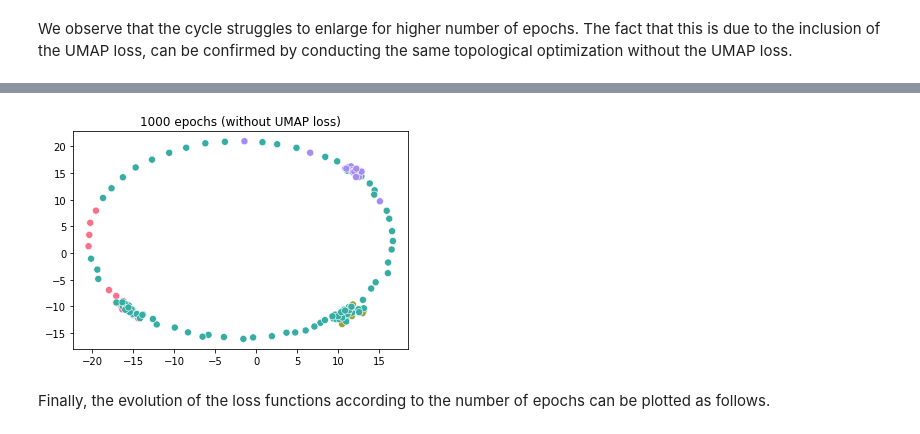
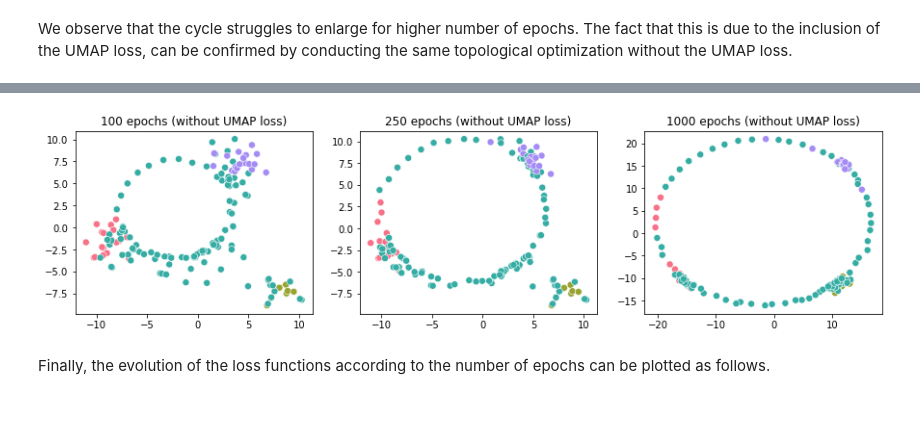
Before and after one commit to robinvndaele/topembedding, a Jupyter notebook: Experiments/CellBifurcating.ipynb, the cells around one changed output, grey strips where cells are left out. Drawn from its saved outputs; the diff is of its cells as text; code cells hidden in the pictures.

```diff
--- a/Experiments/CellBifurcating.ipynb
+++ b/Experiments/CellBifurcating.ipynb
@@ -354,20 +362,0 @@ We see that a cycle starts to appear in the embedding. We explore this further f
-# %%
-# Learning hyperparameters
-num_epochs = [100, 250, 1000]
-learning_rate = 1e-1
-
-# Conduct topological regularization for different topological loss function
-Y_epochs = {}
-for epochs in num_epochs:
-    print("\033[1mConducting topologically regularized embedding for " + str(epochs) + " epochs\033[0m")
-    Y_epochs[epochs], losses_top_other = UMAP(data, top_loss=top_loss_other, num_epochs=epochs,
-                                              learning_rate=learning_rate, random_state=42)
-    print("\n")
-
-# View topologically regularized embeddings
-fig, ax = plt.subplots(1, len(num_epochs), figsize=(len(num_epochs) * 5, 3.5))
-for idx, epochs in enumerate(num_epochs):
-    sns.scatterplot(x=Y_epochs[epochs][:,0], y=Y_epochs[epochs][:,1], s=50, hue=t, palette="husl", ax=ax[idx])
-    ax[idx].get_legend().remove()
-    ax[idx].set_title(str(epochs) + " epochs (with UMAP loss)")
-plt.show()
@@ -394,17 +364,23 @@ Time for embedding: 00:00:37
 We observe that the cycle struggles to enlarge for higher number of epochs. The fact that this is due to the inclusion of the UMAP loss, can be confirmed by conducting the same topological optimization without the UMAP loss.
 # %%
 # Learning hyperparameters
-num_epochs = 1000
+num_epochs = [100, 250, 1000]
 learning_rate = 1e-1
 
-# Conduct topological optimization (UMAP)
-Y_opt_other, losses_opt_other = UMAP(Y_umap, emb_loss=False, top_loss=top_loss_other, num_epochs=num_epochs,
-                                     learning_rate=learning_rate, random_state=42)
+# Conduct topological optimization for multiple number of epochs
+Y_opt_epochs = {}
+for epochs in num_epochs:
+    print("\033[1mConducting topologically optimization for " + str(epochs) + " epochs\033[0m")
+    Y_opt_epochs[epochs], losses_opt_other = UMAP(Y_umap, emb_loss=False, top_loss=top_loss_other,
+                                                  num_epochs=epochs, learning_rate=learning_rate, random_state=42)
+    print("\n")
 
-# View topologically optimized embedding (UMAP)
-fig, ax = plt.subplots()
-sns.scatterplot(x=Y_opt_other[:,0], y=Y_opt_other[:,1], s=50, hue=t, palette="husl")
-ax.get_legend().remove()
-ax.set_title(str(num_epochs) + " epochs (without UMAP loss)")
+# View topologically optimized embeddings
+fig, ax = plt.subplots(1, len(num_epochs), figsize=(len(num_epochs) * 5, 3.5))
+for idx, epochs in enumerate(num_epochs):
+    sns.scatterplot(x=Y_opt_epochs[epochs][:,0], y=Y_opt_epochs[epochs][:,1],
+                    s=50, hue=t, palette="husl", ax=ax[idx])
+    ax[idx].get_legend().remove()
+    ax[idx].set_title(str(epochs) + " epochs (without UMAP loss)")
 plt.show()
 # %% [output]
@@ -423,4 +404,4 @@ Time for embedding: 00:00:35
-[figure, old version]
+[figure, new version]
 # %% [markdown]
 Finally, the evolution of the loss functions according to the number of epochs can be plotted as follows.
 # %%
```
Also changed, not shown: parts of 8 cells of this notebook, 1 other file.
